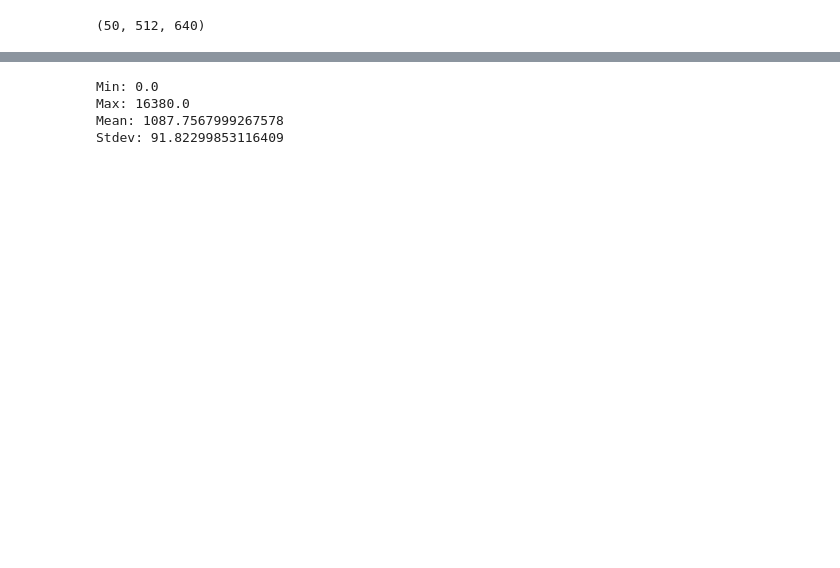
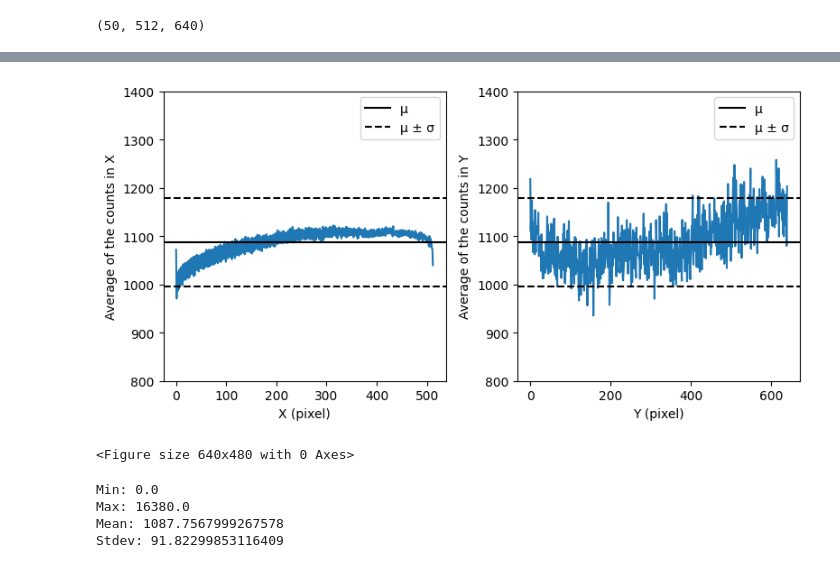
Before and after one commit to courtneyduong/cred2-characterization, a Jupyter notebook: bias test analysis.ipynb, the cells around one changed output, grey strips where cells are left out. Cells and saved outputs as stored; diff of their text form; code cells hidden in the pictures; blank space fills up the shorter version.

```diff
--- a/bias test analysis.ipynb
+++ b/bias test analysis.ipynb
@@ -31,3 +32,39 @@ plt.savefig('bias.png', dpi=300, transparent=True, bbox_inches='tight')
+# %%
+# calculate row and column averages
+avg_row_counts = np.mean(avg_image, axis=1)
+avg_col_counts = np.mean(avg_image, axis=0)
+
+# make plot
+fig, (ax1, ax2) = plt.subplots(1, 2, figsize=(8, 4))
+
+# plot average counts along rows
+ax1.plot(np.linspace(0, 512, num=512),avg_row_counts)
+ax1.axhline(y=np.mean(avg_image), color='k', label='μ')
+ax1.axhline(y=np.mean(avg_image) + np.std(avg_image), color='k', linestyle='--', label='μ ± σ')
+ax1.axhline(y=np.mean(avg_image) - np.std(avg_image), color='k', linestyle='--')
+
+ax1.set_xlabel('X (pixel)')
+ax1.set_ylabel('Average of the counts in X')
+ax1.set_ylim(800,1400)
+ax1.legend()
+
+# plot average counts along columns
+ax2.plot(np.linspace(0, 640, num=640), avg_col_counts)
+ax2.axhline(y=np.mean(avg_image), color='k', label='μ')
+ax2.axhline(y=np.mean(avg_image) + np.std(avg_image), color='k', linestyle='--', label='μ ± σ')
+ax2.axhline(y=np.mean(avg_image) - np.std(avg_image), color='k', linestyle='--')
+
+ax2.set_xlabel('Y (pixel)')
+ax2.set_ylabel('Average of the counts in Y')
+ax2.set_ylim(800, 1400)
+ax2.legend()
+
+plt.tight_layout()
+plt.show()
+plt.savefig('bias_rows_cols.png', dpi=300, transparent=True, bbox_inches='tight')
+# %% [output]
+[figure, added]
+<Figure size 640x480 with 0 Axes>
 # %%
 print('Min:', np.min(avg_image))
 print('Max:', np.max(avg_image))
```
Also changed, not shown: parts of 1 cell of this notebook, 2 other files.
